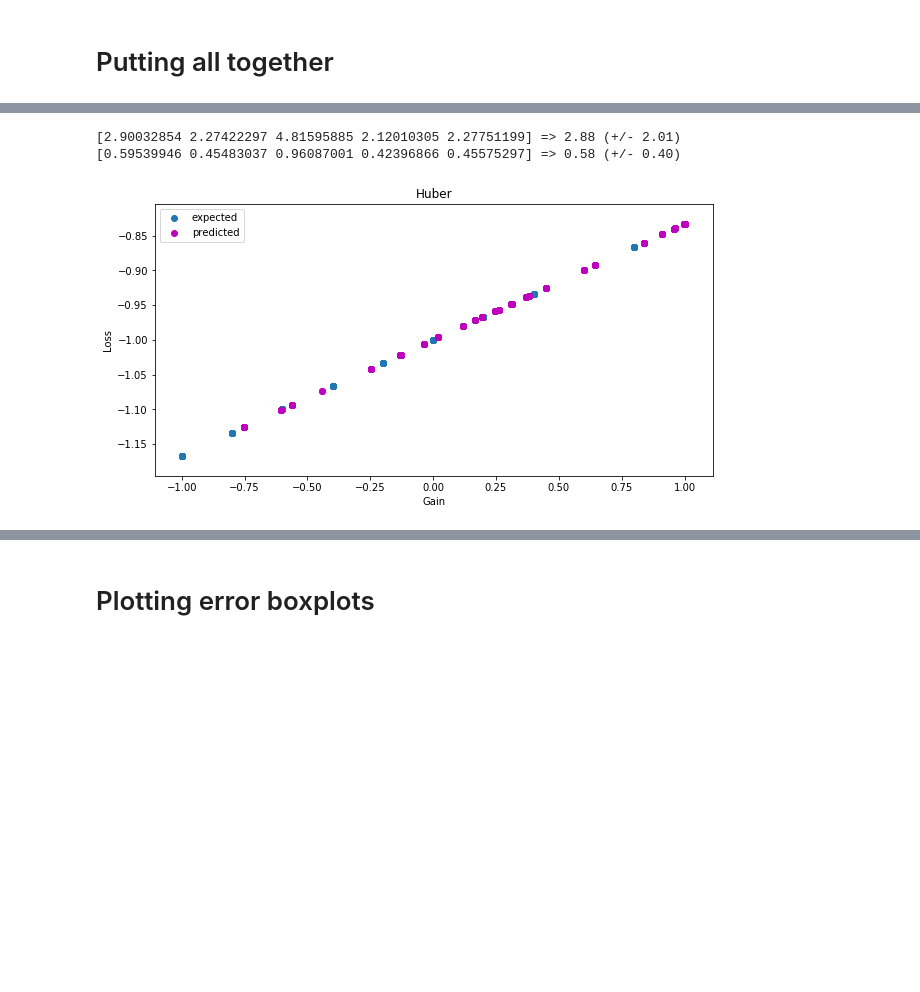
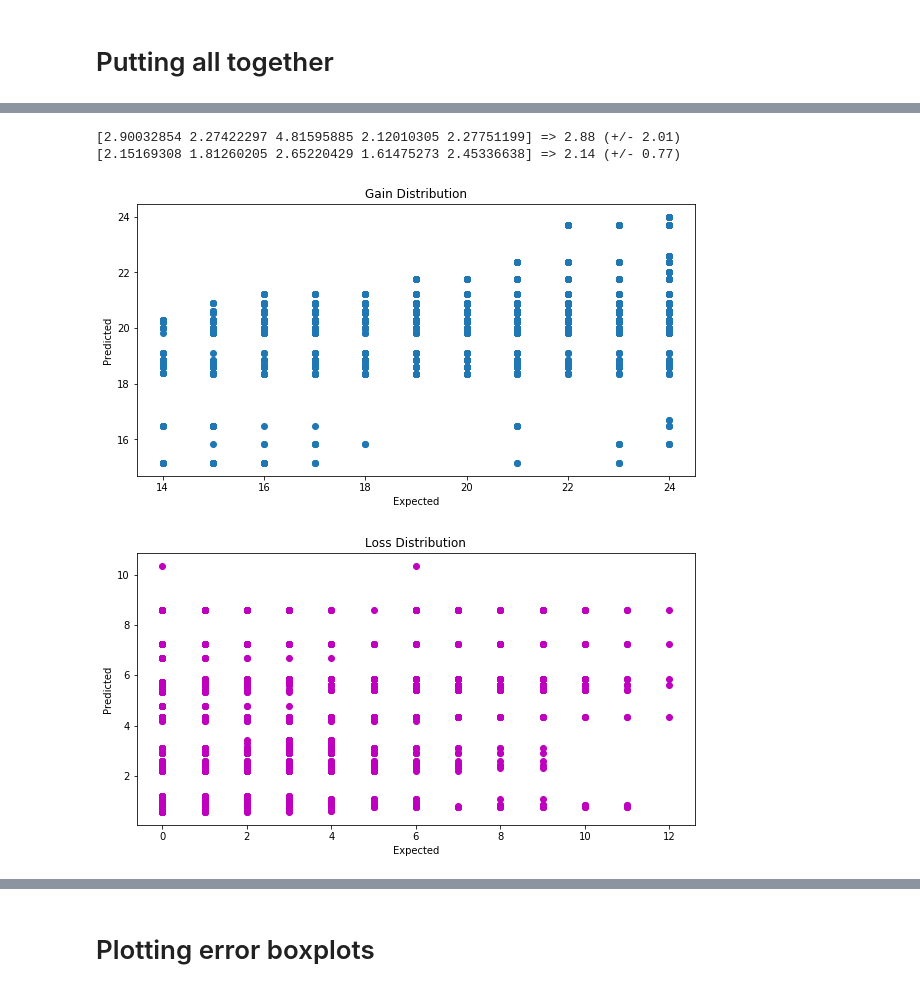
Before and after one commit to Leandro97/ACOPResults, a Jupyter notebook: Channel analysis/2amps/ACOPRegressor.ipynb, the cells around one changed output, grey strips where cells are left out. Drawn from its saved outputs; the diff is of its cells as text; code cells hidden in the pictures; blank space fills up the shorter version.

```diff
--- a/Channel analysis/2amps/ACOPRegressor.ipynb
+++ b/Channel analysis/2amps/ACOPRegressor.ipynb
@@ -46,16 +46,13 @@ lossScaler.fit(np.array(lossScalerAux).reshape(-1, 1))
 def loadDataset():
     dataSet = binaryDataSet.values[:, :40]
 
-    gain = np.array(binaryDataSet.values[:, 40])
-    gain = gain.reshape(-1, 1)
-
     for i in range(0, ampNumber * 2, 2):
         gain    = np.array(binaryDataSet.values[:, 40 + i])
         gain    = gainScaler.transform(gain.reshape(-1, 1))
         dataSet = np.hstack((dataSet, gain))
 
         loss    = np.array(binaryDataSet.values[:, 40 + i + 1])
-        loss    = lossScaler.transform(gain.reshape(-1, 1))
+        loss    = lossScaler.transform(loss.reshape(-1, 1))
         dataSet = np.hstack((dataSet, loss))
 
     features, result = np.array(dataSet[:, :40]), np.array(dataSet[:, 40:])
@@ -194,6 +193,34 @@ def plotDistribution(regressor):
     axis.legend(["expected", "predicted"])
 
     plt.show()
+# %%
+def plotGainDistribution(regressor):
+    features, result = loadDataset()
+
+    predicted = regressor.predict(features)
+    fig, axis = plt.subplots(figsize = (10, 5))
+    vFunc     = np.vectorize(invertGainNorm)
+
+    axis.scatter(vFunc(result[:, 0]), vFunc(predicted[:, 0]))
+    axis.set_title("Gain Distribution")
+    axis.set_xlabel("Expected")
+    axis.set_ylabel("Predicted")
+
+    plt.show()
+# %%
+def plotLossDistribution(regressor):
+    features, result = loadDataset()
+
+    predicted = regressor.predict(features)
+    fig, axis = plt.subplots(figsize = (10, 5))
+    vFunc     = np.vectorize(invertLossNorm)
+
+    axis.scatter(vFunc(result[:, 1]), vFunc(predicted[:, 1]), c = "m")
+    axis.set_title("Loss Distribution")
+    axis.set_xlabel("Expected")
+    axis.set_ylabel("Predicted")
+
+    plt.show()
 # %% [markdown]
 # Putting all together
 # %%
@@ -229,12 +265,15 @@ plotDistribution(lars)
 # %%
 huber = MultiOutputRegressor(linear_model.HuberRegressor(max_iter = 10000))
 trainModel(huber)
 strategyArray.append("Huber")
-plotDistribution(huber)
+#plotDistribution(huber)
+plotGainDistribution(huber)
+plotLossDistribution(huber)
 # %% [output]
 [2.90032854 2.27422297 4.81595885 2.12010305 2.27751199] => 2.88 (+/- 2.01)
-[0.59539946 0.45483037 0.96087001 0.42396866 0.45575297] => 0.58 (+/- 0.40)
+[2.15169308 1.81260205 2.65220429 1.61475273 2.45336638] => 2.14 (+/- 0.77)
-[figure, old version]
+[figure, new version]
+[figure, added]
 # %%
 knn = MultiOutputRegressor(KNeighborsRegressor())
 trainModel(knn)
```
Also changed, not shown: parts of 8 cells of this notebook, 2 other files.
